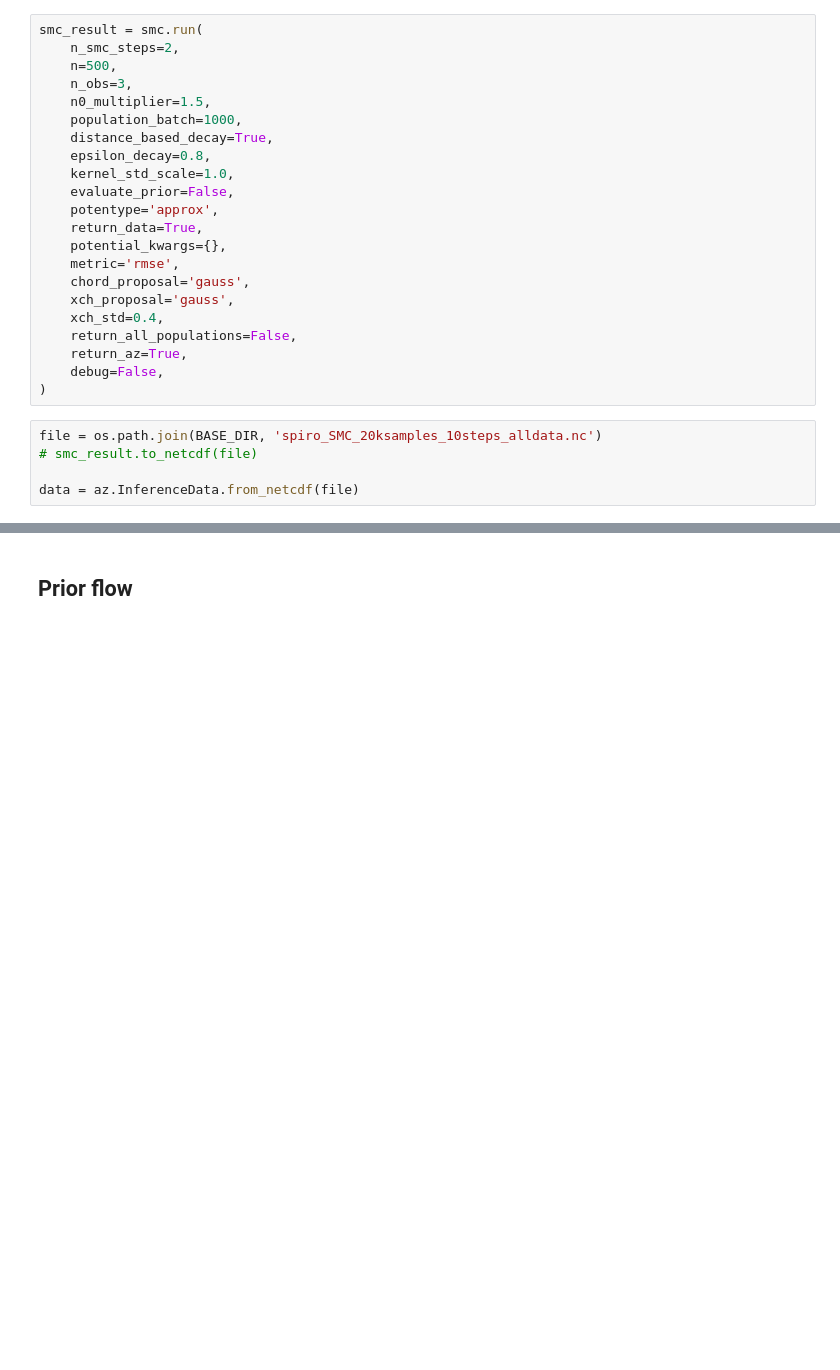
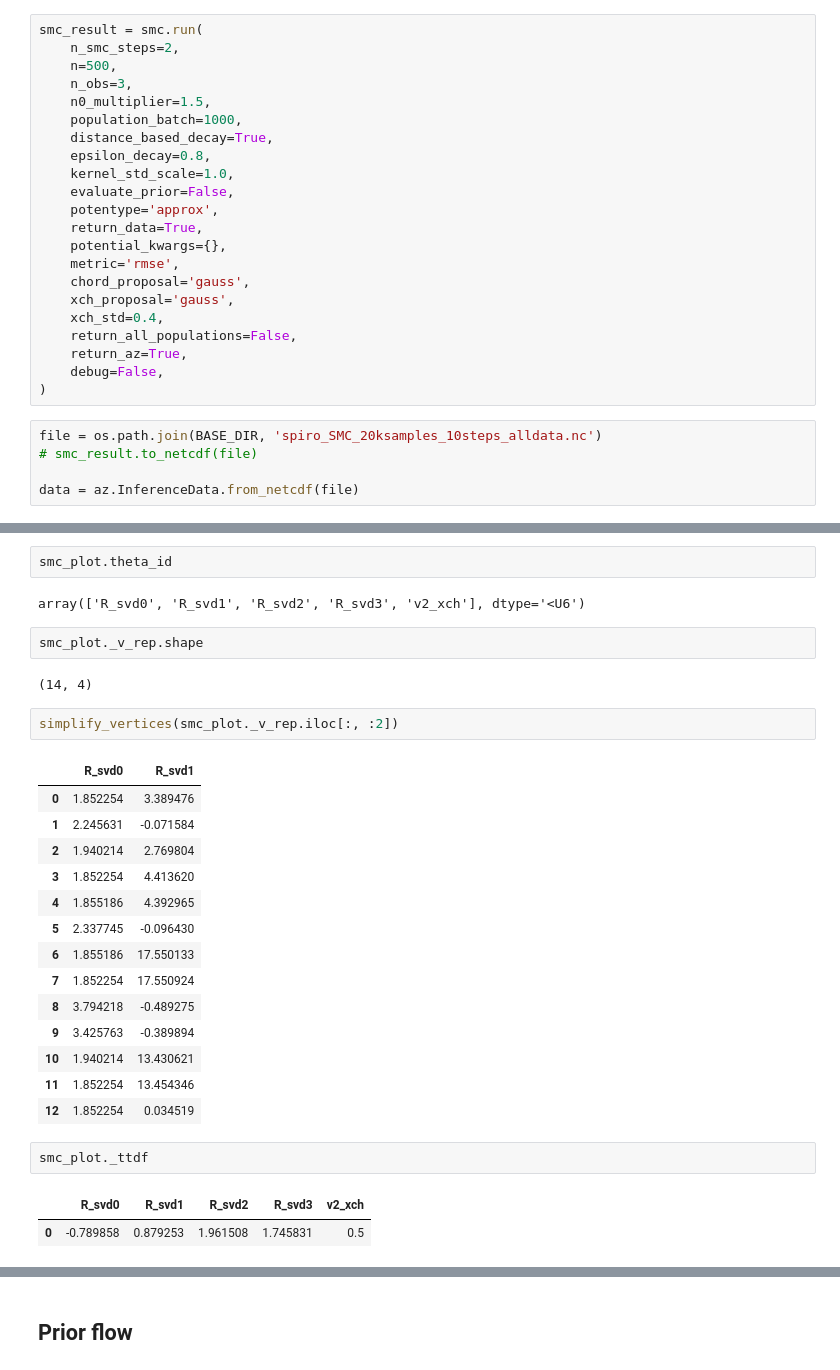
Before and after one commit to Patrickens/sbmfi, a Jupyter notebook: MDV_compres.ipynb, the cells around one changed output, grey strips where cells are left out. Drawn from its saved outputs; the diff is of its cells as text; blank space fills up the shorter version.

```diff
--- a/MDV_compres.ipynb
+++ b/MDV_compres.ipynb
@@ -457,0 +461,30 @@ smc_plot = SMC_PLOT(
+# %%
+smc_plot.theta_id
+# %% [output]
+array(['R_svd0', 'R_svd1', 'R_svd2', 'R_svd3', 'v2_xch'], dtype='<U6')
+# %%
+smc_plot._v_rep.shape
+# %% [output]
+(14, 4)
+# %%
+simplify_vertices(smc_plot._v_rep.iloc[:, :2])
+# %% [output]
+|  | R_svd0 | R_svd1 |
+| 0 | 1.852254 | 3.389476 |
+| 1 | 2.245631 | -0.071584 |
+| 2 | 1.940214 | 2.769804 |
+| 3 | 1.852254 | 4.413620 |
+| 4 | 1.855186 | 4.392965 |
+| 5 | 2.337745 | -0.096430 |
+| 6 | 1.855186 | 17.550133 |
+| 7 | 1.852254 | 17.550924 |
+| 8 | 3.794218 | -0.489275 |
+| 9 | 3.425763 | -0.389894 |
+| 10 | 1.940214 | 13.430621 |
+| 11 | 1.852254 | 13.454346 |
+| 12 | 1.852254 | 0.034519 |
+# %%
+smc_plot._ttdf
+# %% [output]
+|  | R_svd0 | R_svd1 | R_svd2 | R_svd3 | v2_xch |
+| 0 | -0.789858 | 0.879253 | 1.961508 | 1.745831 | 0.5 |
```
Also changed, not shown: parts of 4 cells of this notebook, 12 other files.
